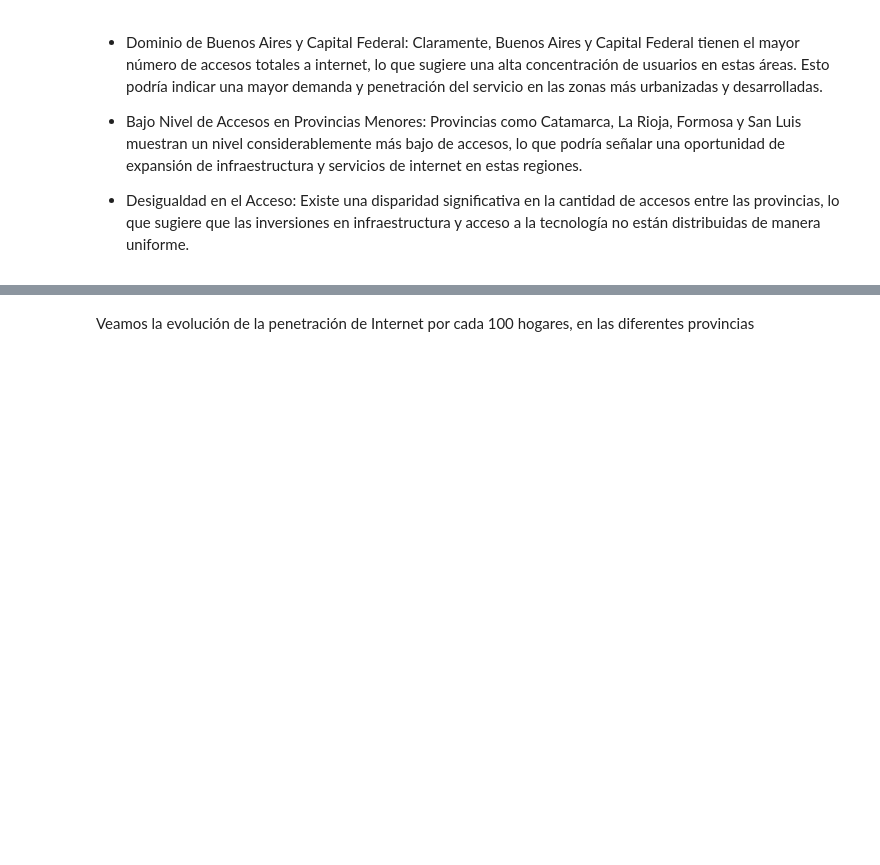
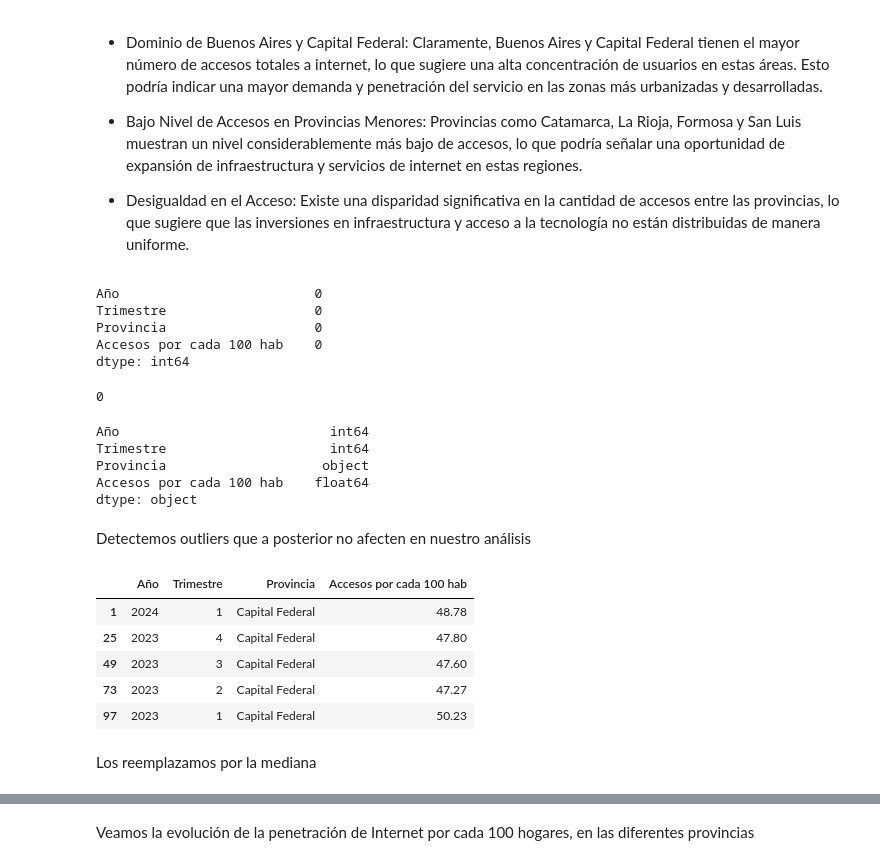
Before and after one commit to Melbutus/Data_Analyst_Telecomunicaciones, a Jupyter notebook: EDA.ipynb, the cells around one changed output, grey strips where cells are left out. Drawn from its saved outputs; the diff is of its cells as text; code cells hidden in the pictures; blank space fills up the shorter version.

```diff
--- a/EDA.ipynb
+++ b/EDA.ipynb
@@ -265,3 +266,17 @@ Passing `palette` without assigning `hue` is deprecated and will be removed in v
 - Bajo Nivel de Accesos en Provincias Menores: Provincias como Catamarca, La Rioja, Formosa y San Luis muestran un nivel considerablemente más bajo de accesos, lo que podría señalar una oportunidad de expansión de infraestructura y servicios de internet en estas regiones.
 
 - Desigualdad en el Acceso: Existe una disparidad significativa en la cantidad de accesos entre las provincias, lo que sugiere que las inversiones en infraestructura y acceso a la tecnología no están distribuidas de manera uniforme.
+# %%
+penetracion_poblacion.isnull().sum()
+# %% [output]
+Año                         0
+Trimestre                   0
+Provincia                   0
+Accesos por cada 100 hab    0
+dtype: int64
+# %%
+# Ver duplicados basados en el campo 'penetracion_poblacion'
+duplicados =penetracion_poblacion.duplicated().sum()
+duplicados
+# %% [output]
+0
@@ -267,0 +286,34 @@ Passing `palette` without assigning `hue` is deprecated and will be removed in v
+# %%
+penetracion_poblacion.dtypes
+# %% [output]
+Año                           int64
+Trimestre                     int64
+Provincia                    object
+Accesos por cada 100 hab    float64
+dtype: object
+# %% [markdown]
+Detectemos outliers que a posterior no afecten en nuestro análisis
+# %%
+# Calcular los cuartiles
+Q1 = np.percentile(penetracion_poblacion['Accesos por cada 100 hab'], 25)
+Q3 = np.percentile(penetracion_poblacion['Accesos por cada 100 hab'], 75)
+IQR = Q3 - Q1
+
+# Definir los límites para identificar outliers
+limite_inferior = Q1 - 1.5 * IQR
+limite_superior = Q3 + 1.5 * IQR
+
+# Filtrar los outliers
+outliers = penetracion_poblacion[(penetracion_poblacion['Accesos por cada 100 hab'] < limite_inferior) | (penetracion_poblacion['Accesos por cada 100 hab'] > limite_superior)]
+
+# Mostrar los outliers
+outliers.head()
+# %% [output]
+|  | Año | Trimestre | Provincia | Accesos por cada 100 hab |
+| 1 | 2024 | 1 | Capital Federal | 48.78 |
+| 25 | 2023 | 4 | Capital Federal | 47.80 |
+| 49 | 2023 | 3 | Capital Federal | 47.60 |
+| 73 | 2023 | 2 | Capital Federal | 47.27 |
+| 97 | 2023 | 1 | Capital Federal | 50.23 |
+# %% [markdown]
+Los reemplazamos por la mediana
```
Also changed, not shown: parts of 8 cells of this notebook, 2 other files.
